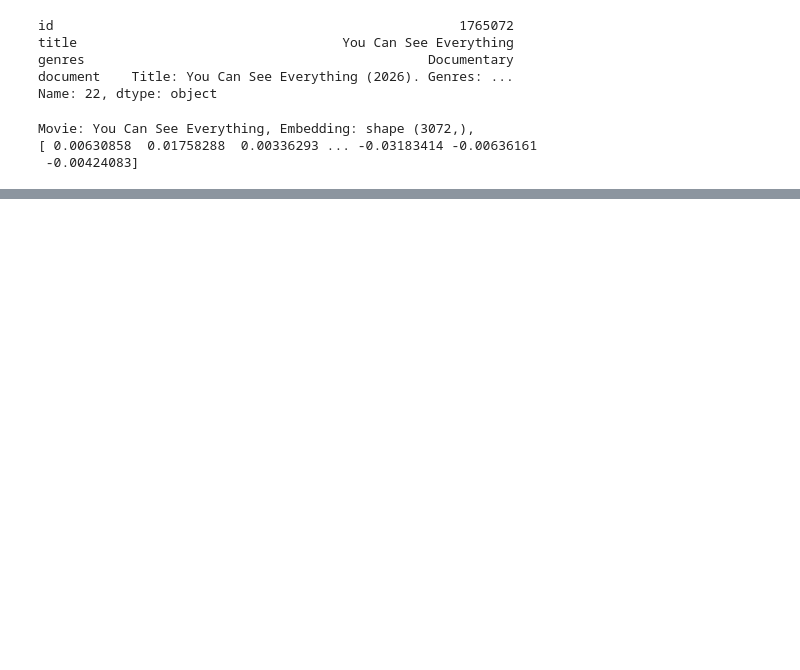
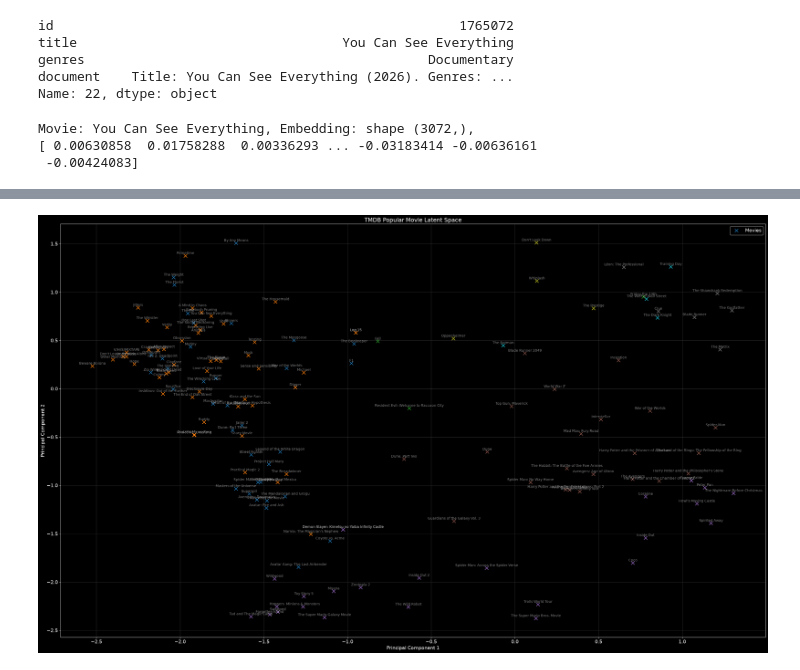
Before and after one commit to DanielJensen0144/movie-clusters, a Jupyter notebook: src/notebooks/embed.ipynb, the cells around one changed output, grey strips where cells are left out. Cells and saved outputs as stored; diff of their text form; code cells hidden in the pictures; blank space fills up the shorter version.

```diff
--- a/src/notebooks/embed.ipynb
+++ b/src/notebooks/embed.ipynb
@@ -156,0 +175,24 @@ plt.show()
+# %%
+# clustering time
+from sklearn.cluster import KMeans
+n_clusters = 8
+
+kmeans = KMeans(n_clusters=n_clusters, random_state=67, n_init="auto")
+labels = kmeans.fit_predict(embeddings)
+
+# scatter projected embeddings by clusters
+plt.scatter(pc1, pc2, marker="x", label="Movies", cmap="tab10", c=labels[:n_plot], s=100)
+
+# add movie titles
+for x, y, title in zip(pc1, pc2, df.title.tolist()):
+    plt.annotate(title, (x,y), textcoords="offset points", xytext=(0,5), ha="center", fontsize=10, alpha=0.5)
+
+plt.xlabel("Principal Component 1")
+plt.ylabel("Principal Component 2")
+plt.title("TMDB Popular Movie Latent Space")
+plt.legend()
+plt.tight_layout()
+plt.savefig("./src/imgs/popular-movie-latent-space-clusters.jpg")
+plt.show()
+# %% [output]
+[figure, added]
```
Also changed, not shown: parts of 9 cells of this notebook, 5 other files.
